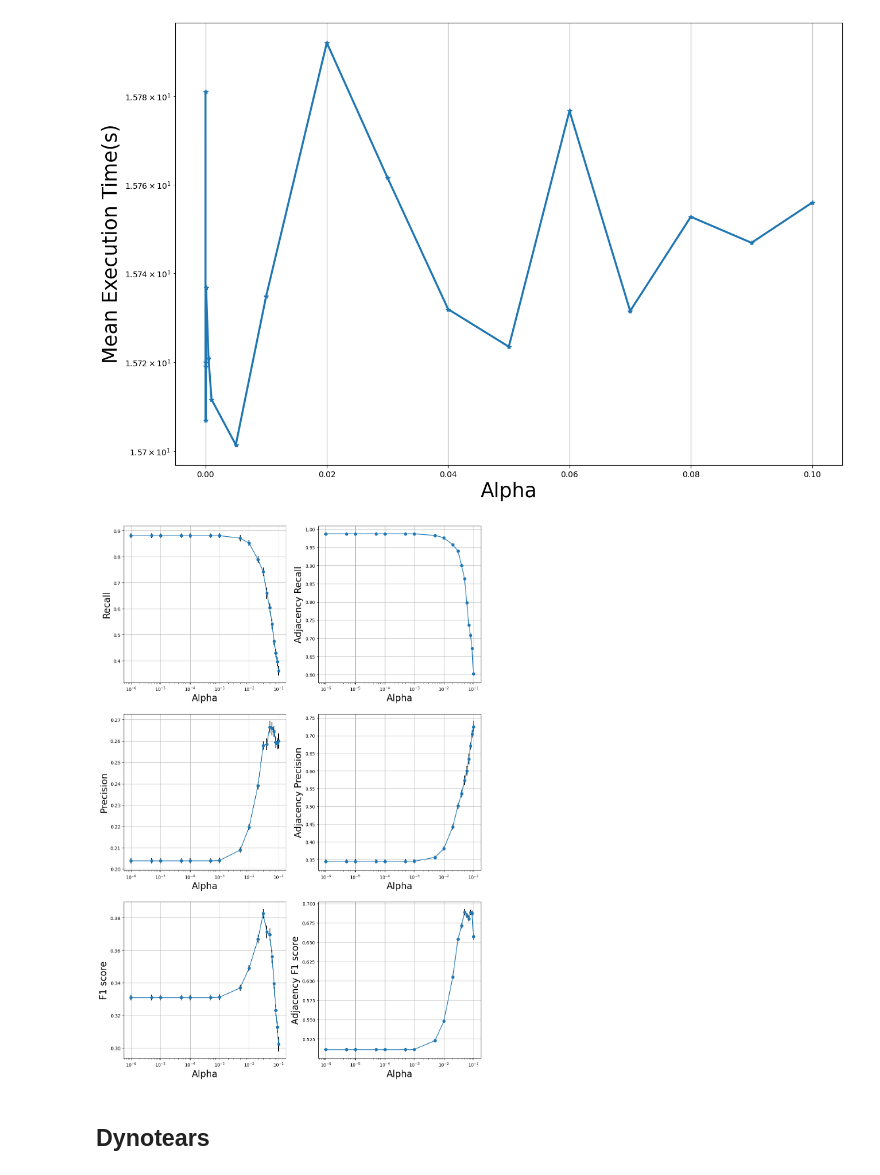
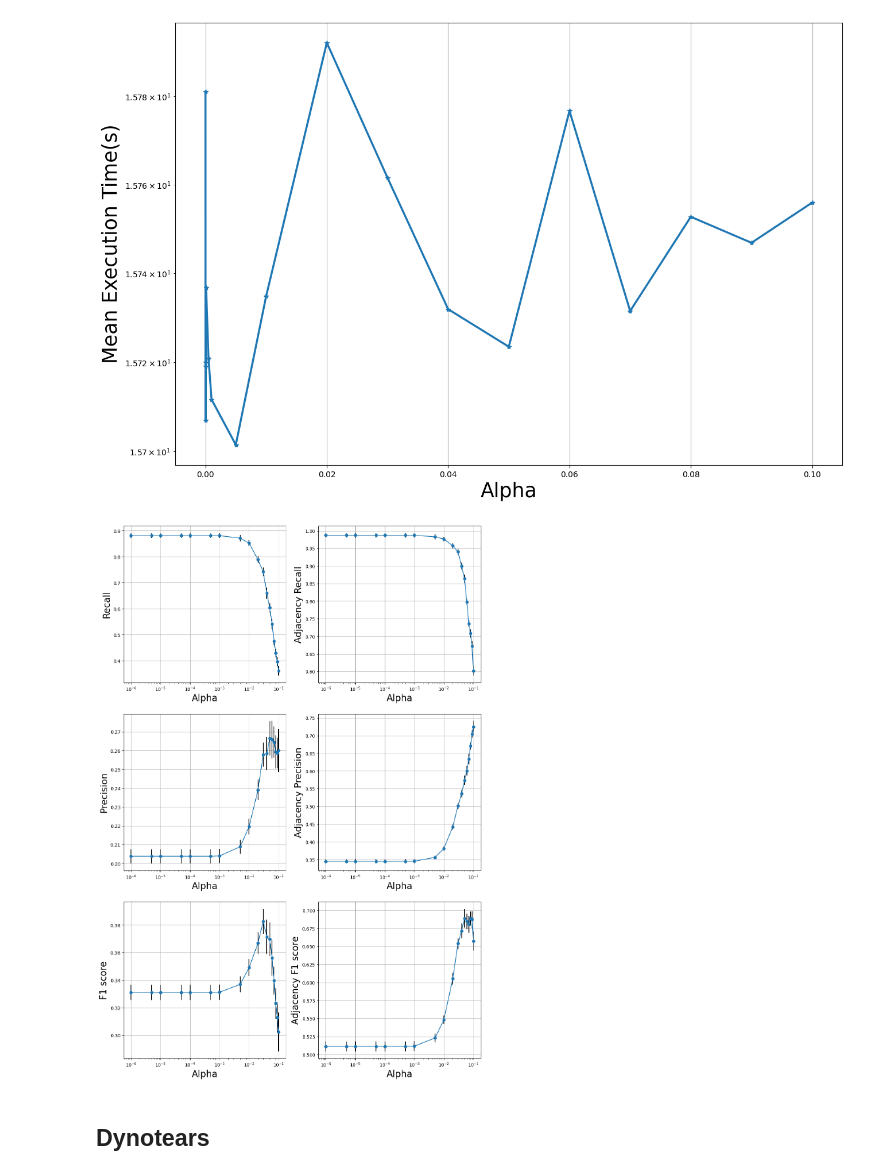
Before and after one commit to nozarilab/2023Arab_CaLLTiF, a Jupyter notebook: Simulated fMRI Causality/causality_methods_simulated_small_degree_macaque.ipynb, the cells around one changed output. Cells and saved outputs as stored; diff of their text form; code cells hidden in the pictures.

```diff
--- a/Simulated fMRI Causality/causality_methods_simulated_small_degree_macaque.ipynb
+++ b/Simulated fMRI Causality/causality_methods_simulated_small_degree_macaque.ipynb
@@ -411,7 +411,7 @@ for r in range(0,num_rep_macaque_all):
             # Convert to string graph representation
             graph = funcs.convert_to_string_graph(final_graph_new)
             estimated_non_zero_lags_combined = funcs.summarize_across_nonzero_lags(graph)
-            adjacency_TPR, adjacency_FPR, adjacency_Recall, adjacency_Precision, adjacency_F1_score, orientation_TPR, orientation_FPR, orientation_Recall,orientation_Precision,orientation_F1_score = funcs.find_tpr_fpr_from_binary_matri(macaque_ground_truth, estimated_non_zero_lags_combined)
+            adjacency_TPR, adjacency_FPR, adjacency_Recall, adjacency_Precision, adjacency_F1_score, orientation_TPR, orientation_FPR, orientation_Recall,orientation_Precision,orientation_F1_score = funcs.find_tpr_fpr_from_binary_matrix(macaque_ground_truth, estimated_non_zero_lags_combined)
 
             pcmci_adj_TPR_all_rep_macaque_both_alpha[r][a1][a2] = adjacency_TPR
             pcmci_adj_FPR_all_rep_macaque_both_alpha[r][a1][a2]  = adjacency_FPR
@@ -792,13 +792,13 @@ for a in range(0,len(alpha)):
     varlingam_ori_F1_score_std_macaque[a] = np.std(np.array(varlingam_ori_F1_score_all_rep_macaque)[:,a])
     varlingam_ori_F1_score_median_macaque[a] = np.median(np.array(varlingam_ori_F1_score_all_rep_macaque)[:,a])
 
-varlingam_1_best_alpha_adj_mean= alpha[np.argmax(varlingam_adj_F1_score_mean_macaque)]
-varlingam_1_best_alpha_adj_median = alpha[np.argmax(varlingam_adj_F1_score_median_macaque)]
-varlingam_1_best_alpha_ori_mean = alpha[np.argmax(varlingam_ori_F1_score_mean_macaque)]
-varlingam_1_best_alpha_ori_median = alpha[np.argmax(varlingam_ori_F1_score_median_macaque)]
+varlingam_best_alpha_adj_mean= alpha[np.argmax(varlingam_adj_F1_score_mean_macaque)]
+varlingam_best_alpha_adj_median = alpha[np.argmax(varlingam_adj_F1_score_median_macaque)]
+varlingam_best_alpha_ori_mean = alpha[np.argmax(varlingam_ori_F1_score_mean_macaque)]
+varlingam_best_alpha_ori_median = alpha[np.argmax(varlingam_ori_F1_score_median_macaque)]
 
 plt.subplot(3,2,2)
-plt.errorbar(alpha, varlingam_adj_recall_mean_macaque, varlingam_adj_recall_std_macaque/num_rep_macaque_all, ecolor = 'black', fmt = 'o-')
+plt.errorbar(alpha, varlingam_adj_recall_mean_macaque, varlingam_adj_recall_std_macaque/np.sqrt(num_rep_macaque_all), ecolor = 'black', fmt = 'o-')
 plt.xlabel('Alpha', fontsize = 20)
 plt.xscale('log')
 plt.ylabel('Adjacency Recall', fontsize = 20)
@@ -811,37 +811,37 @@ plt.ylabel('Recall', fontsize = 20)
 plt.xscale('log')
 plt.xscale('log')
 plt.grid()
 
 
 plt.subplot(3,2,4)
 plt.errorbar(alpha, varlingam_adj_precision_mean_macaque, varlingam_adj_precision_std_macaque/np.sqrt(num_rep_macaque_all), ecolor = 'black', fmt = 'o-')
 plt.xlabel('Alpha', fontsize = 20)
 plt.xscale('log')
 plt.ylabel('Adjacency Precision', fontsize = 20)
 plt.grid()
 
 plt.subplot(3,2,3)
-plt.errorbar(alpha, varlingam_ori_precision_mean_macaque, varlingam_ori_precision_std_macaque/num_rep_macaque_all, ecolor = 'black', fmt = 'o-')
+plt.errorbar(alpha, varlingam_ori_precision_mean_macaque, varlingam_ori_precision_std_macaque/np.sqrt(num_rep_macaque_all), ecolor = 'black', fmt = 'o-')
 plt.xlabel('Alpha', fontsize = 20)
 plt.ylabel('Precision', fontsize = 20)
 plt.xscale('log')
 plt.grid()
 
 plt.subplot(3,2,6)
-plt.errorbar(alpha, varlingam_adj_F1_score_mean_macaque, varlingam_adj_F1_score_std_macaque/num_rep_macaque_all, ecolor = 'black', fmt = 'o-')
+plt.errorbar(alpha, varlingam_adj_F1_score_mean_macaque, varlingam_adj_F1_score_std_macaque/np.sqrt(num_rep_macaque_all), ecolor = 'black', fmt = 'o-')
 plt.xlabel('Alpha', fontsize = 20)
 plt.ylabel('Adjacency F1 score', fontsize = 20)
 plt.xscale('log')
 plt.grid()
 
 plt.subplot(3,2,5)
-plt.errorbar(alpha, varlingam_ori_F1_score_mean_macaque, varlingam_ori_F1_score_std_macaque/num_rep_macaque_all, ecolor = 'black', fmt = 'o-')
+plt.errorbar(alpha, varlingam_ori_F1_score_mean_macaque, varlingam_ori_F1_score_std_macaque/np.sqrt(num_rep_macaque_all), ecolor = 'black', fmt = 'o-')
 plt.xlabel('Alpha', fontsize = 20)
 plt.ylabel('F1 score', fontsize = 20)
 plt.xscale('log')
 plt.grid()
 # %% [output]
-[figure, old version]
+[figure, new version]
 # %% [markdown]
 ## Dynotears
 # %% [markdown]
```
Also changed, not shown: parts of 4 cells of this notebook, 3 other files.
